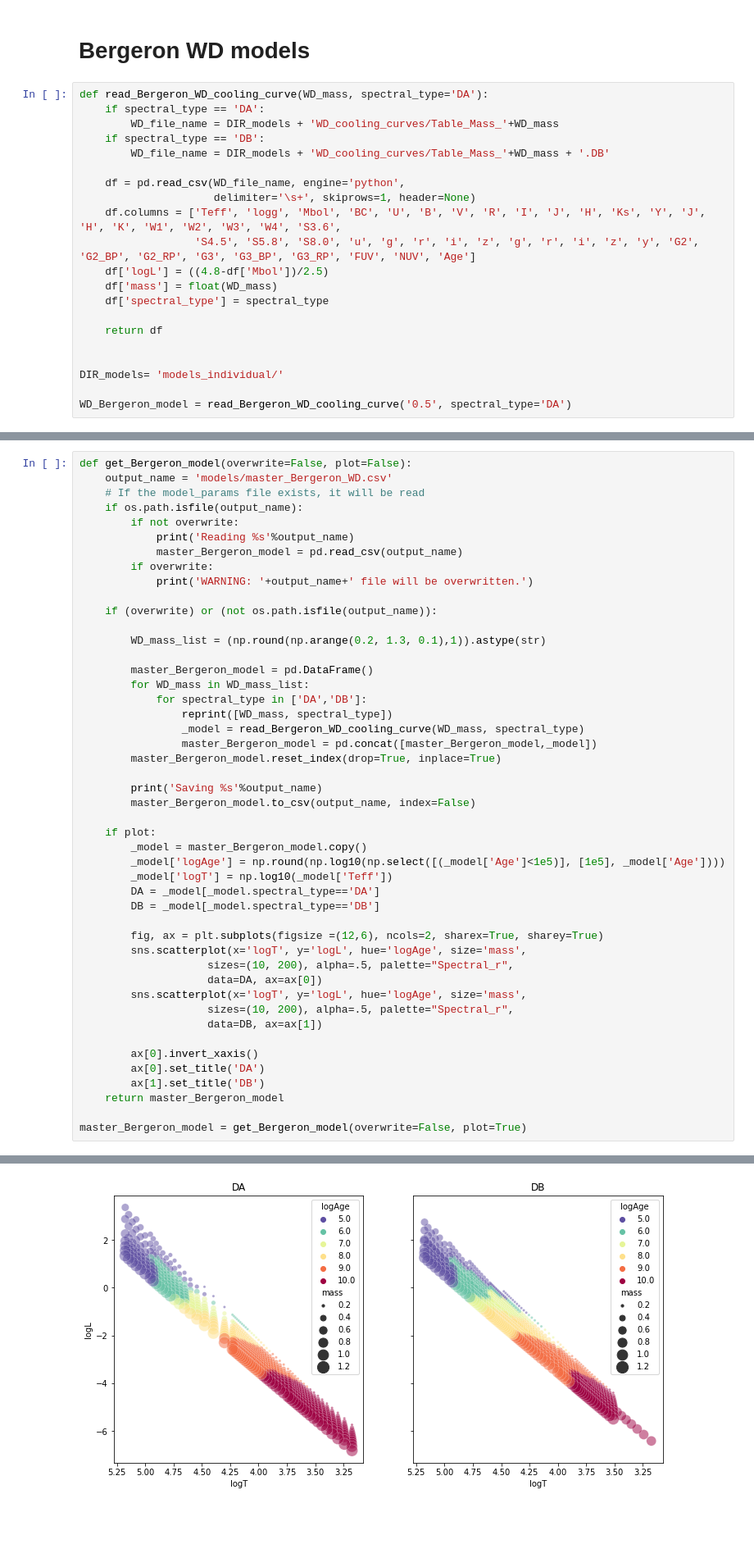
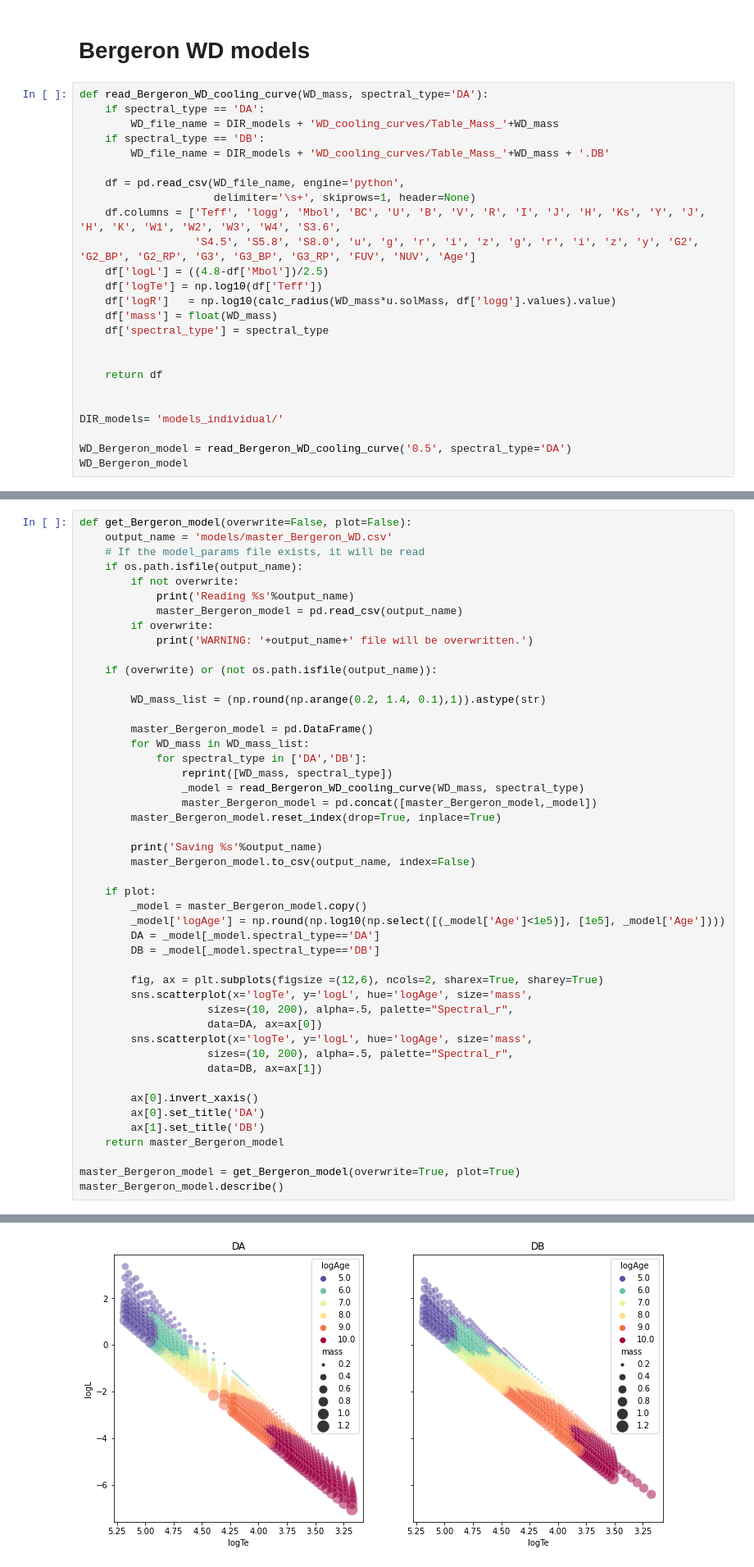
Before and after one commit to jikrant3/models_and_tools, a Jupyter notebook: creating_model_files.ipynb, the cells around one changed output, grey strips where cells are left out. Shown: that part at 82% size. Drawn from its saved outputs; the diff is of its cells as text; blank space fills up the shorter version.

Commit message:
updated WD models

```diff
--- a/creating_model_files.ipynb
+++ b/creating_model_files.ipynb
@@ -1020,8 +1020,11 @@ def read_Bergeron_WD_cooling_curve(WD_mass, spectral_type='DA'):
     df.columns = ['Teff', 'logg', 'Mbol', 'BC', 'U', 'B', 'V', 'R', 'I', 'J', 'H', 'Ks', 'Y', 'J', 'H', 'K', 'W1', 'W2', 'W3', 'W4', 'S3.6',
                   'S4.5', 'S5.8', 'S8.0', 'u', 'g', 'r', 'i', 'z', 'g', 'r', 'i', 'z', 'y', 'G2', 'G2_BP', 'G2_RP', 'G3', 'G3_BP', 'G3_RP', 'FUV', 'NUV', 'Age']
     df['logL'] = ((4.8-df['Mbol'])/2.5)
+    df['logTe'] = np.log10(df['Teff'])
+    df['logR']   = np.log10(calc_radius(WD_mass*u.solMass, df['logg'].values).value)
     df['mass'] = float(WD_mass)
     df['spectral_type'] = spectral_type
+
 
     return df
 
@@ -1029,3 +1032,4 @@ def read_Bergeron_WD_cooling_curve(WD_mass, spectral_type='DA'):
 DIR_models= 'models_individual/'
 
 WD_Bergeron_model = read_Bergeron_WD_cooling_curve('0.5', spectral_type='DA')
+WD_Bergeron_model
@@ -1042,7 +1065,7 @@ def get_Bergeron_model(overwrite=False, plot=False):
 
     if (overwrite) or (not os.path.isfile(output_name)):
 
-        WD_mass_list = (np.round(np.arange(0.2, 1.3, 0.1),1)).astype(str)
+        WD_mass_list = (np.round(np.arange(0.2, 1.4, 0.1),1)).astype(str)
 
         master_Bergeron_model = pd.DataFrame()
         for WD_mass in WD_mass_list:
@@ -1058,15 +1081,14 @@ def get_Bergeron_model(overwrite=False, plot=False):
     if plot:
         _model = master_Bergeron_model.copy()
         _model['logAge'] = np.round(np.log10(np.select([(_model['Age']<1e5)], [1e5], _model['Age'])))
-        _model['logT'] = np.log10(_model['Teff'])
         DA = _model[_model.spectral_type=='DA']
         DB = _model[_model.spectral_type=='DB']
 
         fig, ax = plt.subplots(figsize =(12,6), ncols=2, sharex=True, sharey=True)
-        sns.scatterplot(x='logT', y='logL', hue='logAge', size='mass',
+        sns.scatterplot(x='logTe', y='logL', hue='logAge', size='mass',
                     sizes=(10, 200), alpha=.5, palette="Spectral_r",
                     data=DA, ax=ax[0])
-        sns.scatterplot(x='logT', y='logL', hue='logAge', size='mass',
+        sns.scatterplot(x='logTe', y='logL', hue='logAge', size='mass',
                     sizes=(10, 200), alpha=.5, palette="Spectral_r",
                     data=DB, ax=ax[1])
 
@@ -1075,5 +1097,6 @@ def get_Bergeron_model(overwrite=False, plot=False):
         ax[1].set_title('DB')
     return master_Bergeron_model
 
-master_Bergeron_model = get_Bergeron_model(overwrite=False, plot=True)
+master_Bergeron_model = get_Bergeron_model(overwrite=True, plot=True)
+master_Bergeron_model.describe()
 # %% [output]
@@ -1081 +1115 @@ Reading models/master_Bergeron_WD.csv
-[figure, old version]
+[figure, new version]
```
Also changed, not shown: parts of 2 cells of this notebook, 2 other files.
